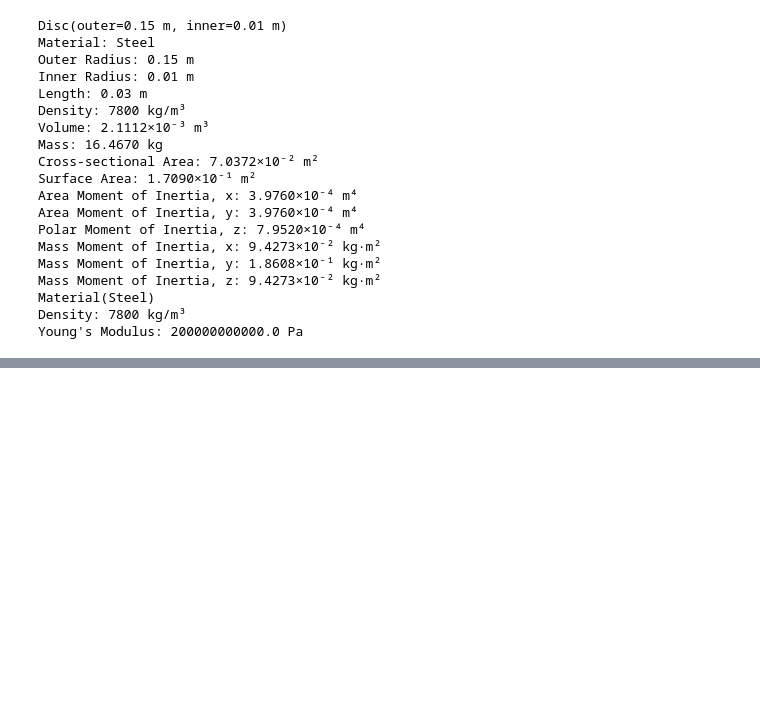
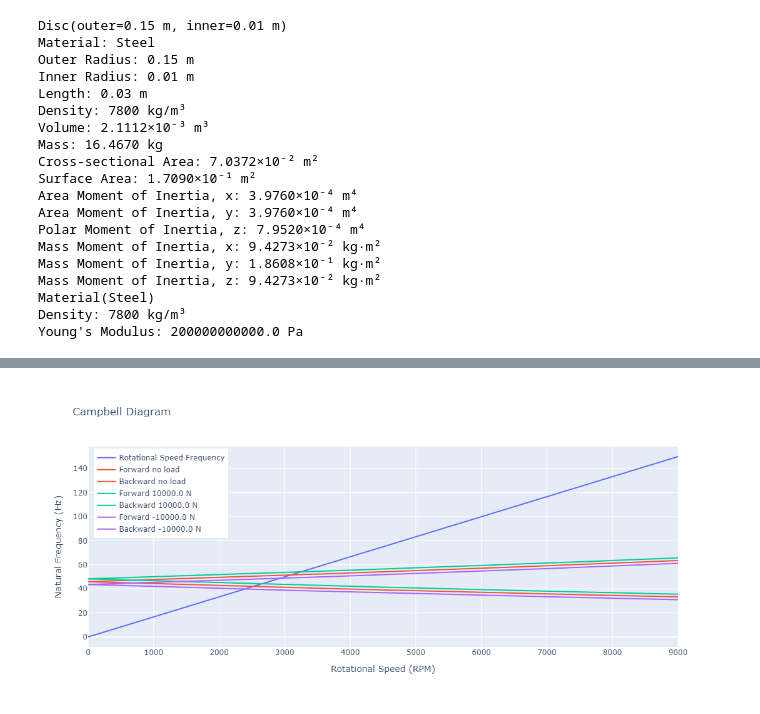
Before and after one commit to eu-cristofer/rotordynamics_UFU, a Jupyter notebook: rotordynamics/content/campbell.ipynb, the cells around one changed output, grey strips where cells are left out. Cells and saved outputs as stored; diff of their text form; code cells hidden in the pictures; blank space fills up the shorter version.

```diff
--- a/rotordynamics/content/campbell.ipynb
+++ b/rotordynamics/content/campbell.ipynb
@@ -85,7 +94,8 @@ rotor_0 = rd.Rotor(
     disc
 )
 print(f"Natural Frequency at 0 rpm: {rotor_0.omega_0[1]:0.3f} Hz.")
-rotor_0.plot_Campbell()
+data_0, fig_0 = rotor_0.plot_Campbell(return_data=True)
+fig_0.show()
 # %% [output]
 Natural Frequency at 0 rpm: 46.024 Hz.
 [interactive output not drawn]
@@ -92,0 +107,11 @@ Natural Frequency at 0 rpm: 46.024 Hz.
+# %%
+F0 = 1e4
+
+# Create a Rotor instance with axial force
+rotor_1 = rd.Rotor(
+    shaft,
+    disc,
+    axial_force=Q_(+F0, 'N')
+)
+print(f"Natural Frequency at 0 rpm: {rotor_1.omega_0[1]:0.3f} Hz.")
+data_1, _ = rotor_1.plot_Campbell(return_data=True)
@@ -92,0 +122,9 @@ Natural Frequency at 0 rpm: 46.024 Hz.
+# %%
+# Create a Rotor instance
+rotor_2 = rd.Rotor(
+    shaft,
+    disc,
+    axial_force=Q_(-F0, 'N')
+)
+print(f"Natural Frequency at 0 rpm: {rotor_2.omega_0[1]:0.3f} Hz.")
+data_2, _ = rotor_2.plot_Campbell(return_data=True)
@@ -92,0 +139,9 @@ Natural Frequency at 0 rpm: 46.024 Hz.
+# %%
+rd.campbell_diagram_axial_forces(
+    data_0,
+    data_1,
+    data_2,
+    F0
+)
+# %% [output]
+[figure, added]
```
Also changed, not shown: parts of 11 cells of this notebook, 47 other files.
